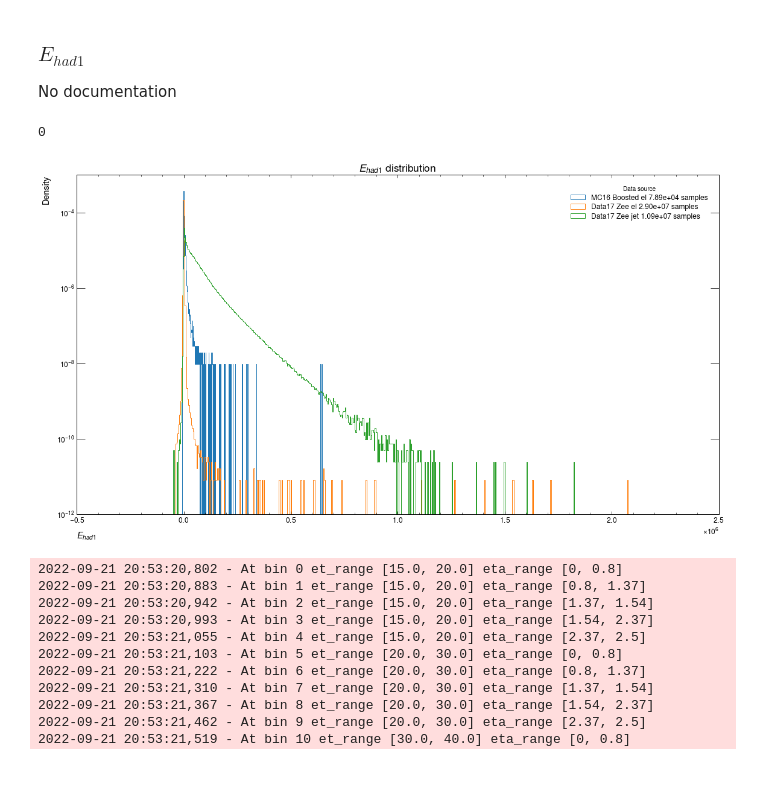
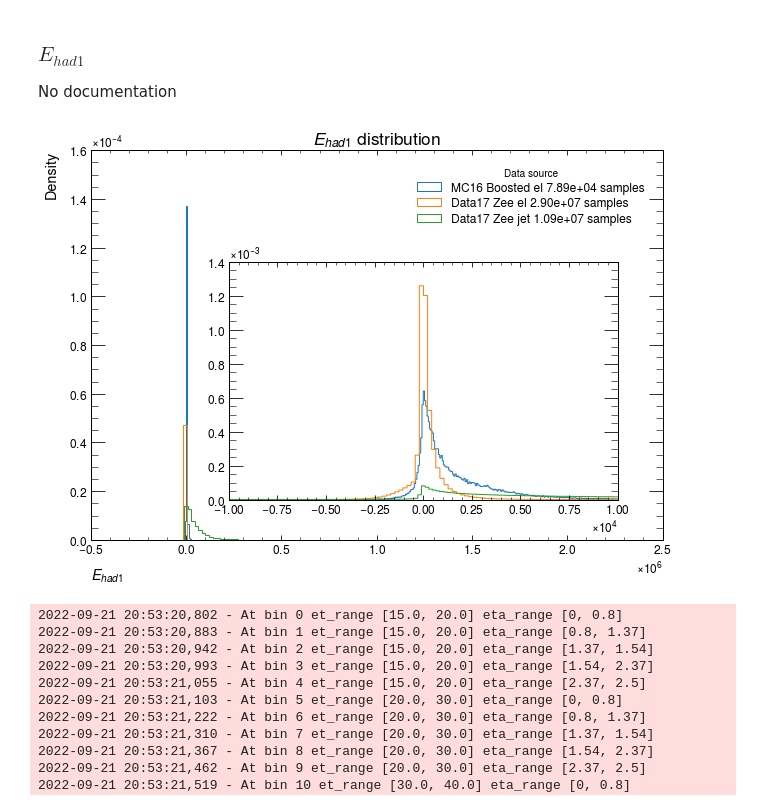
Before and after one commit to lucasbanunes/ringer, a Jupyter notebook: plots.ipynb, the cells around one changed output. Cells and saved outputs as stored; diff of their text form; code cells hidden in the pictures; blank space fills up the shorter version.

```diff
--- a/plots.ipynb
+++ b/plots.ipynb
@@ -40,7 +40,7 @@ def get_hist_df(hist, bins):
 def get_var_info(var: str):
     return VAR_INFOS.loc[VAR_INFOS['name']==var].iloc[0].to_dict()
 # %%
-def make_hist1d_plot(data: dict, var: str, ax, **kwargs):
+def make_hist1d_plot(data: dict, var: str, ax, orientation='vertical', **kwargs):
     var_info = get_var_info(var)
     data_hists = dict()
     data_patches = dict()
@@ -49,12 +49,12 @@ def make_hist1d_plot(data: dict, var: str, ax, **kwargs):
         kwargs = dict.fromkeys(data.keys(), default_dict)
     for source_name, data_source in data.items():
         source_kwargs = kwargs[source_name]
-        var_col = var_info['l2calo']
+        var_col = var_info['l2calo'] if not pd.isna(var_info['l2calo']) else var_info['TaP']
         n_samples = '{:.2e}'.format(int((~data_source[var_col].isnull()).sum()))
         hist, bins, data_patches[source_name] = ax.hist(data_source[var_col],
             bins=source_kwargs['bins'],
             range=source_kwargs['range'],
-            density=True, histtype='step',
+            density=True, histtype='step', orientation=orientation,
             label=f'{source_name} {n_samples} samples')
         data_hists[source_name] = (hist, bins)
     return ax, data_hists, data_patches
@@ -214,5 +213,5 @@ VAR_INFOS
 # %%
-boosted_data = pd.read_parquet(boosted_path, columns=load_cols)
+boosted_data = pd.read_parquet(boosted_path, columns=load_cols + ['el_TaP_deltaR'])
 boosted_data['trig_L2_cl_et'] = boosted_data['trig_L2_cl_et']/1000
 add_regions(boosted_data, ET_BINS, ETA_BINS)
 boosted_data['source'] = 'MC16 Boosted el'
@@ -424,26 +436,25 @@ No documentation
 # %%
 var='ehad1'
 var_info = get_var_info(var)
-plot_scale = 'log'
-kwargs = dict.fromkeys(data.keys(), dict(range=(None), bins=500))
-fig, ax = plt.subplots(1,1, figsize=(16,9), dpi=72)
+plot_scale = 'linear'
+kwargs = dict.fromkeys(data.keys(), dict(range=(None), bins=100))
+fig, ax = plt.subplots(1,1, figsize=(9,6.6), dpi=72)
 _, data_hists, data_patches = make_hist1d_plot(data, var=var, ax=ax, **kwargs)
 ax.legend(title='Data source')
 ax.set_xlabel(xlabel=var_info['label'], loc='left')
 ax.set(ylabel='Density', yscale=plot_scale)
 ax.set_title(f'{var_info["label"]} distribution', fontsize='xx-large')
-# sub_ax_pos = [0.1, 0.6, 0.5, 0.3]
-# sub_ax = fig.add_axes(sub_ax_pos)
-# make_hist1d_plot(data, var, sub_ax, **kwargs)
-# sub_ax.set(xlim=(0.8,1), yscale=plot_scale, ylim=(1e-2, 1e2))
 fig.tight_layout()
+sub_ax_pos = [0.3, 0.2, 0.6, 0.5]
+sub_ax = fig.add_axes(sub_ax_pos)
+make_hist1d_plot(data, var, sub_ax, **dict.fromkeys(data.keys(), dict(range=(None), bins=10000)))
+sub_ax.set(xlim=(-0.1e5, 0.1e5), yscale=plot_scale)
 fig.savefig(os.path.join(output_dir, f'{var_info["name"]}_free_range_{plot_scale}_scale.png'), transparent=False, facecolor='white')
-for key in data_hists.keys():
-    data_hists[key] = get_hist_df(*data_hists[key])
-save_hists_df(data_hists, output_dir, var, 'free_range')
+# for key in data_hists.keys():
+#     data_hists[key] = get_hist_df(*data_hists[key])
+# save_hists_df(data_hists, output_dir, var, 'free_range')
 # %% [output]
-0
-[figure, old version]
+[figure, new version]
 # %%
 var='ehad1'
 plot_scale = 'log'
```
Also changed, not shown: parts of 17 cells of this notebook.
